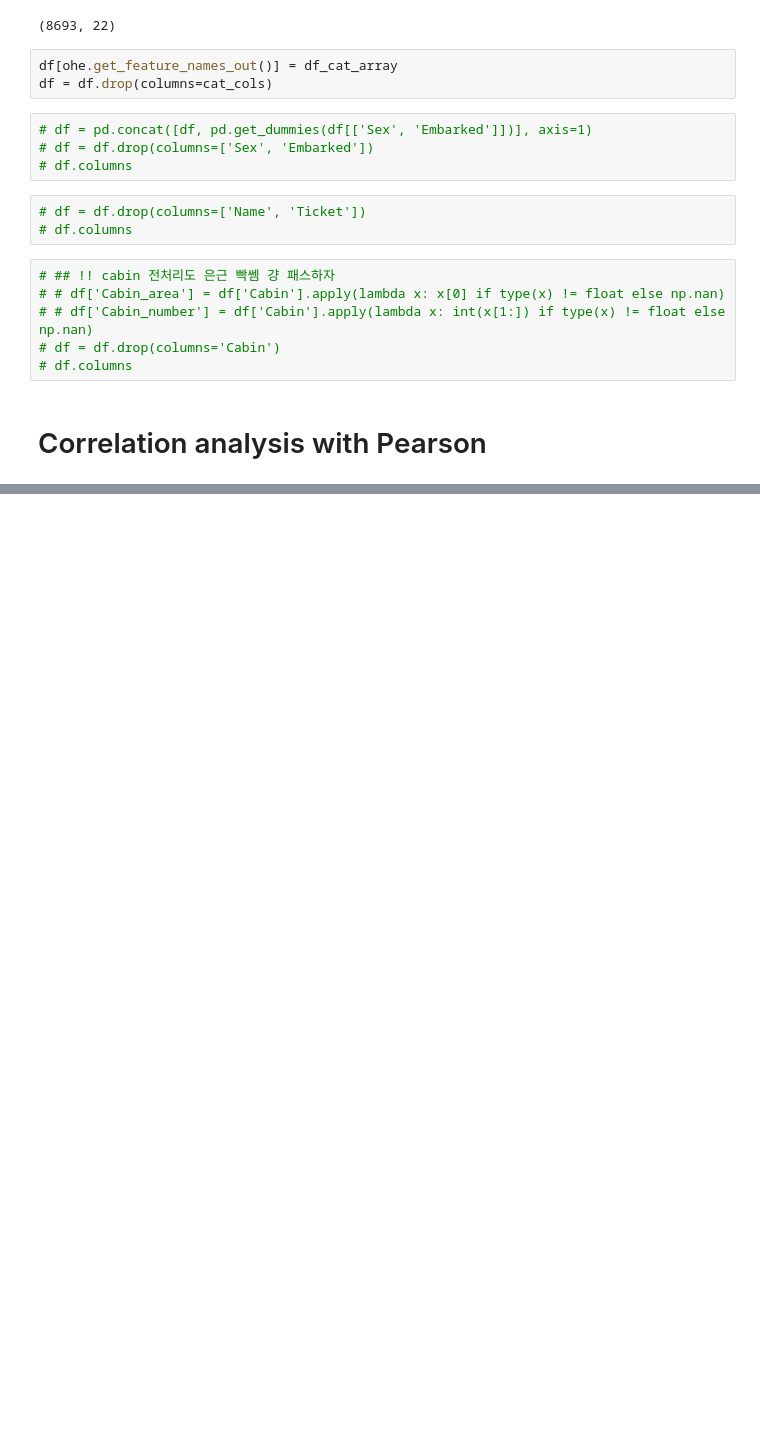
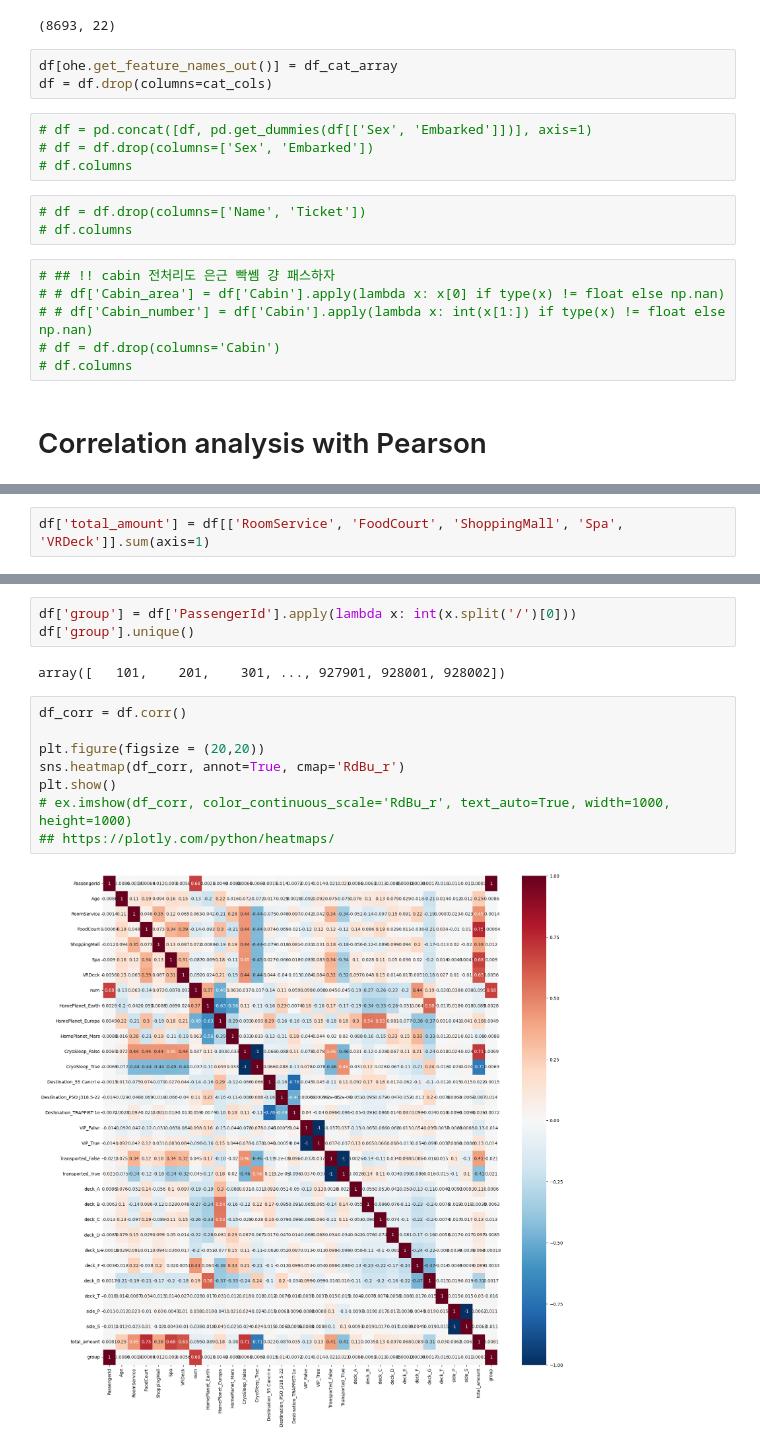
Before and after one commit to twndus/competition-log, a Jupyter notebook: space_titanic/eda.ipynb, the cells around one changed output, grey strips where cells are left out. Cells and saved outputs as stored; diff of their text form; blank space fills up the shorter version.

```diff
--- a/space_titanic/eda.ipynb
+++ b/space_titanic/eda.ipynb
@@ -239,0 +255,2 @@ plt.show()
+# %%
+df['total_amount'] = df[['RoomService', 'FoodCourt', 'ShoppingMall', 'Spa', 'VRDeck']].sum(axis=1)
@@ -239,0 +272,15 @@ plt.show()
+# %%
+df['group'] = df['PassengerId'].apply(lambda x: int(x.split('/')[0]))
+df['group'].unique()
+# %% [output]
+array([   101,    201,    301, ..., 927901, 928001, 928002])
+# %%
+df_corr = df.corr()
+
+plt.figure(figsize = (20,20))
+sns.heatmap(df_corr, annot=True, cmap='RdBu_r')
+plt.show()
+# ex.imshow(df_corr, color_continuous_scale='RdBu_r', text_auto=True, width=1000, height=1000)
+## https://plotly.com/python/heatmaps/
+# %% [output]
+[figure, added]
```
Also changed, not shown: parts of 14 cells of this notebook, 7 other files.
